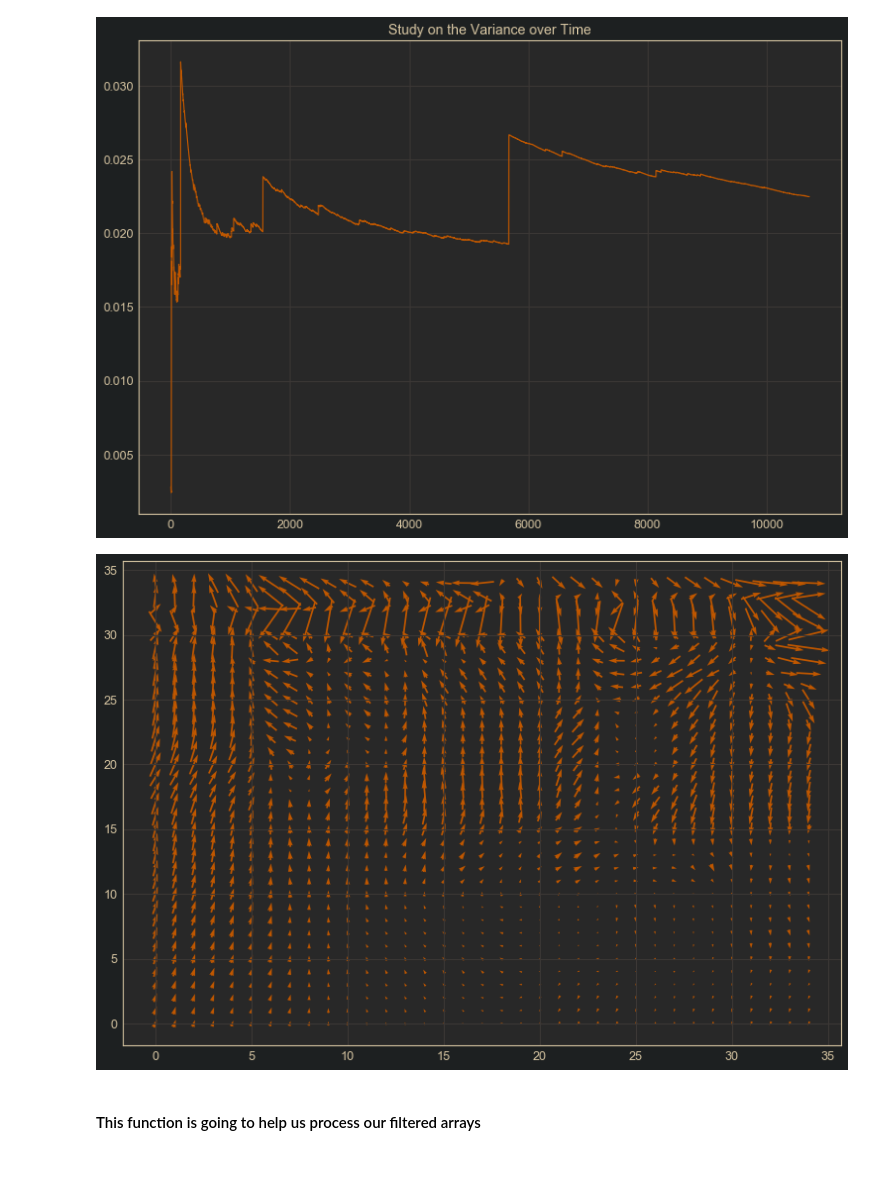
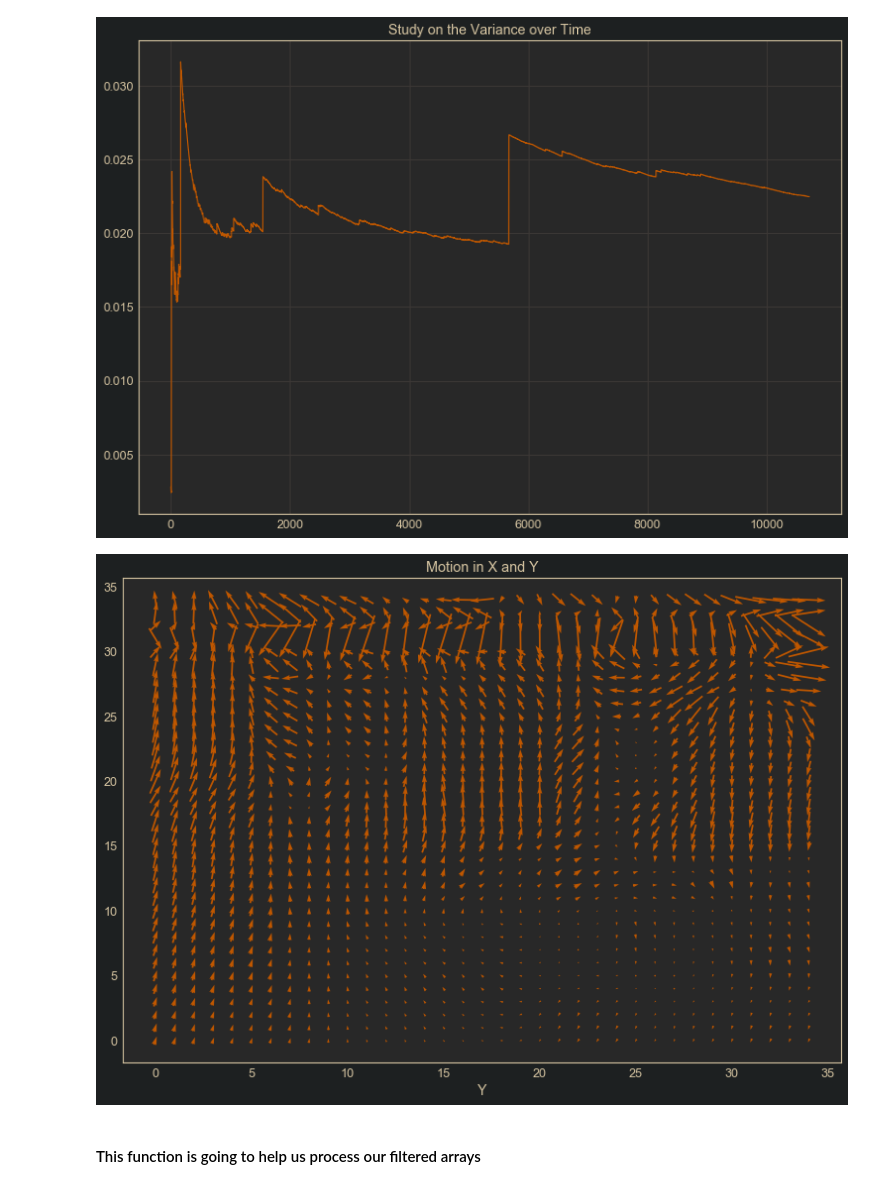
Before and after one commit to trdougherty/Quant_Mo, a Jupyter notebook: quomo_notebook.ipynb, the cells around one changed output. Drawn from its saved outputs; the diff is of its cells as text; code cells hidden in the pictures.

```diff
--- a/quomo_notebook.ipynb
+++ b/quomo_notebook.ipynb
@@ -102,7 +68,7 @@ def intensity(x):
 # %%
 A = np.load(day+'.npy')
 # %%
-A = edge(A, (0.2, 0.74))
+A = sp.edge(A, (0.2, 0.74))
 # %% [markdown]
 This function is looking to take something with an X and Y system to decompose it into a collapsed major system
 # %%
@@ -116,7 +82,7 @@ print(A.shape)
 # %% [output]
 (35, 35, 2)
 # %%
-A = normalize(A)
+A = sp.normalize(A)
 # %%
 def floaty(*args):
     ret = []
@@ -209,13 +175,16 @@ plt.show()
 # %%
 heat_x = np.linspace(np.min(A[0,...]), np.max(A[0,...]), num=A.shape[0])
 heat_y = np.linspace(np.min(A[1,...]), np.max(A[1,...]), num=A.shape[1])
 XX,YY = np.meshgrid(heat_x,heat_y)
 plt.quiver(A[...,0],A[...,1], color='#bf5700', pivot='mid')
-#plt.title("Motion in X and Y")
+plt.grid(False)
+plt.title("Motion in X and Y")
+plt.xlabel("X")
+plt.xlabel("Y")
 #sns.jointplot(A[0,...], kind="hex", color="#4CB391")
 plt.show()
 # %% [output]
-[figure, old version]
+[figure, new version]
 # %% [markdown]
 #### This function is going to help us process our filtered arrays
 # %%
```
Also changed, not shown: parts of 20 cells of this notebook, 2 other files.
